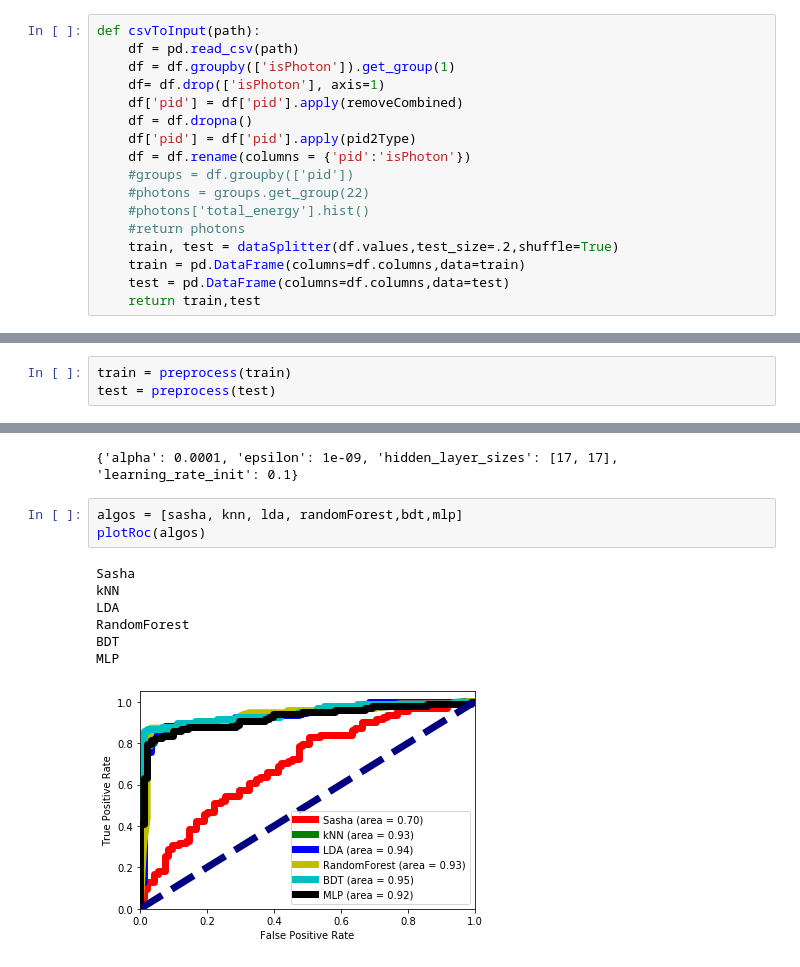
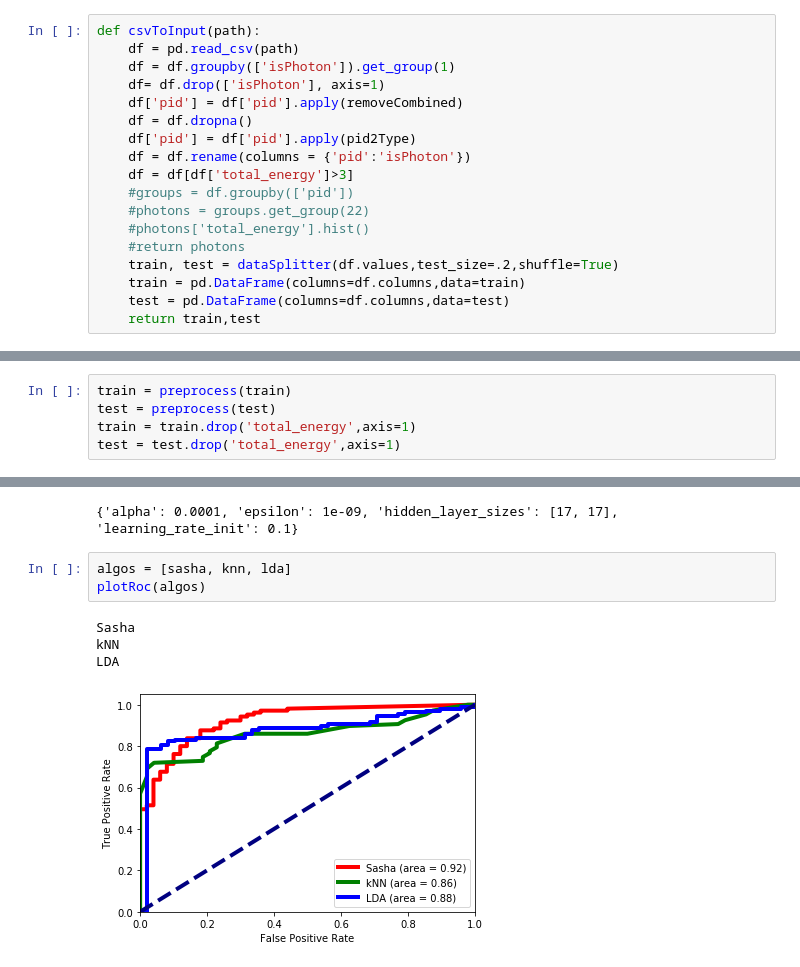
Before and after one commit to FrancescoVassalli/HIPhotonCluster, a Jupyter notebook: algoTesting/PiTest.ipynb, the cells around one changed output, grey strips where cells are left out. Drawn from its saved outputs; the diff is of its cells as text.

Commit message:
identified faulty energy distribution

```diff
--- a/algoTesting/PiTest.ipynb
+++ b/algoTesting/PiTest.ipynb
@@ -173,6 +173,7 @@ def csvToInput(path):
     df = df.dropna()
     df['pid'] = df['pid'].apply(pid2Type)
     df = df.rename(columns = {'pid':'isPhoton'})
+    df = df[df['total_energy']>3]
     #groups = df.groupby(['pid'])
     #photons = groups.get_group(22)
     #photons['total_energy'].hist()
@@ -280,6 +286,8 @@ def preprocess(train):
 # %%
 train = preprocess(train)
 test = preprocess(test)
+train = train.drop('total_energy',axis=1)
+test = test.drop('total_energy',axis=1)
 # %%
 groups = train.groupby(['isPhoton'])
 plt.hist([groups.get_group(0)['total_energy'].values,groups.get_group(1)['total_energy'].values], bins=20,density=True,histtype='step',label=["decay","prompt"])
@@ -365,13 +373,10 @@ mlp.best_param()
 # %% [output]
 {'alpha': 0.0001, 'epsilon': 1e-09, 'hidden_layer_sizes': [17, 17], 'learning_rate_init': 0.1}
 # %%
-algos = [sasha, knn, lda, randomForest,bdt,mlp]
+algos = [sasha, knn, lda]
 plotRoc(algos)
 # %% [output]
 Sasha
 kNN
 LDA
-RandomForest
-BDT
-MLP
-[figure, old version]
+[figure, new version]
```
Also changed, not shown: parts of 5 cells of this notebook, 2 other files.
